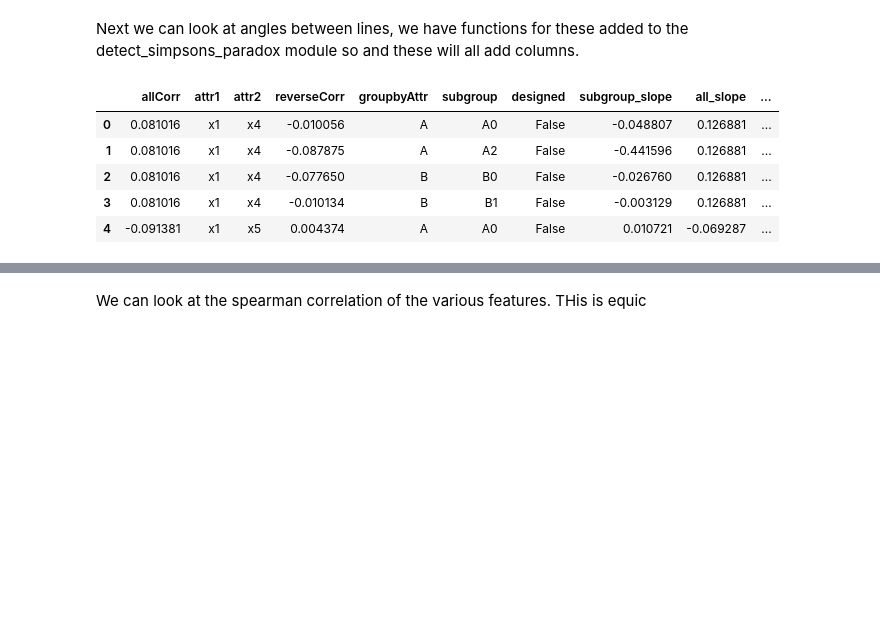
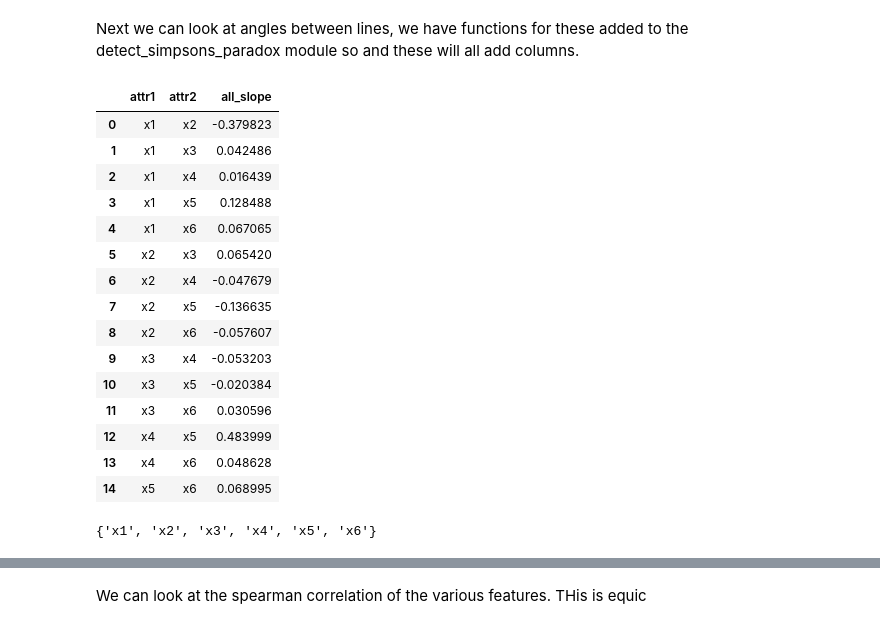
Before and after one commit to fairnessforensics/wiggum, a Jupyter notebook: research_notebooks/ranking_sp_occurences.ipynb, the cells around one changed output, grey strips where cells are left out. Cells and saved outputs as stored; diff of their text form; code cells hidden in the pictures; blank space fills up the shorter version.

```diff
--- a/research_notebooks/ranking_sp_occurences.ipynb
+++ b/research_notebooks/ranking_sp_occurences.ipynb
@@ -94,13 +94,28 @@ Next we can look at angles between lines, we have functions for these added to t
 # %%
 results_df_slopes = dsp.add_slope_sp(many_sp_df_diff, many_sp_df_diff_result)
 all_slopes_df = dsp.compute_slope_all(many_sp_df_diff, ['x' +str(i+1) for i in range(n_views*2)])
-results_df_slopes = results_df_slopes.merge(all_slopes_df, left_on=['attr1','attr2'], right_on=['attr1','attr2'])
-results_df_slopes['angle'] = results_df_slopes.apply(dsp.compute_angle,axis=1)
-results_df_slopes.head()
+all_slopes_df
 # %% [output]
-|  | allCorr | attr1 | attr2 | reverseCorr | groupbyAttr | subgroup | designed | subgroup_slope | all_slope | ... |
-| 0 | 0.081016 | x1 | x4 | -0.010056 | A | A0 | False | -0.048807 | 0.126881 | ... |
-| 1 | 0.081016 | x1 | x4 | -0.087875 | A | A2 | False | -0.441596 | 0.126881 | ... |
-| 2 | 0.081016 | x1 | x4 | -0.077650 | B | B0 | False | -0.026760 | 0.126881 | ... |
-| 3 | 0.081016 | x1 | x4 | -0.010134 | B | B1 | False | -0.003129 | 0.126881 | ... |
-| 4 | -0.091381 | x1 | x5 | 0.004374 | A | A0 | False | 0.010721 | -0.069287 | ... |
+|  | attr1 | attr2 | all_slope |
+| 0 | x1 | x2 | -0.379823 |
+| 1 | x1 | x3 | 0.042486 |
+| 2 | x1 | x4 | 0.016439 |
+| 3 | x1 | x5 | 0.128488 |
+| 4 | x1 | x6 | 0.067065 |
+| 5 | x2 | x3 | 0.065420 |
+| 6 | x2 | x4 | -0.047679 |
+| 7 | x2 | x5 | -0.136635 |
+| 8 | x2 | x6 | -0.057607 |
+| 9 | x3 | x4 | -0.053203 |
+| 10 | x3 | x5 | -0.020384 |
+| 11 | x3 | x6 | 0.030596 |
+| 12 | x4 | x5 | 0.483999 |
+| 13 | x4 | x6 | 0.048628 |
+| 14 | x5 | x6 | 0.068995 |
+# %%
+# a = list(set(results_df_slopes['attr1']))
+# a.extend(set(results_df_slopes['attr2']))
+# set(a)
+set(np.append(results_df_slopes.attr1.values,results_df_slopes.attr2.values))
+# %% [output]
+{'x1', 'x2', 'x3', 'x4', 'x5', 'x6'}
```
Also changed, not shown: parts of 21 cells of this notebook, 5 other files.
